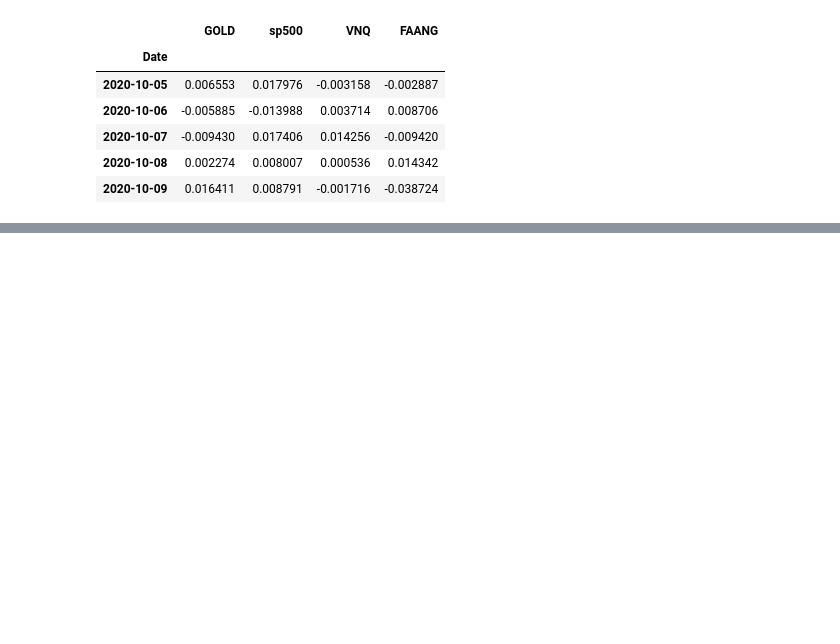
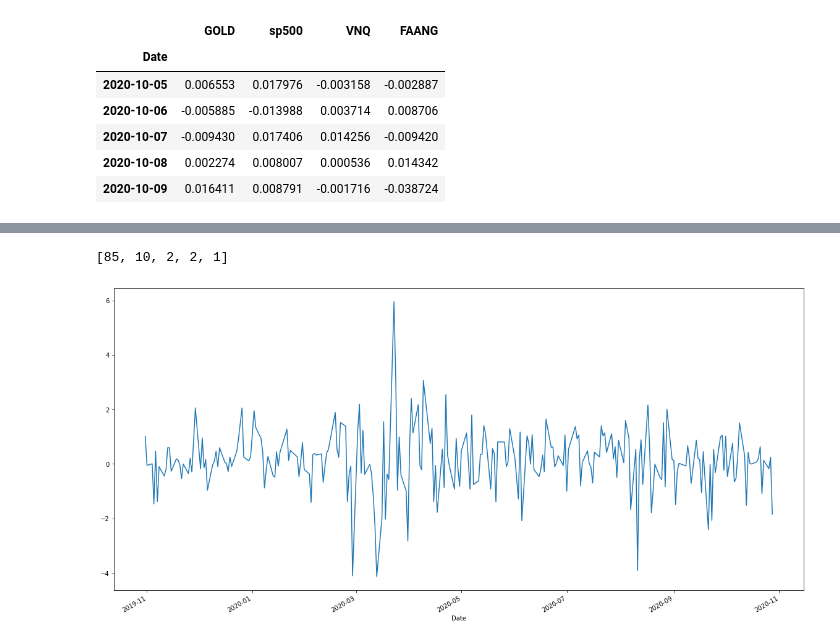
Before and after one commit to Milticket414/Dream-Team, a Jupyter notebook: notebooks/mark.ipynb, the cells around one changed output, grey strips where cells are left out. Cells and saved outputs as stored; diff of their text form; code cells hidden in the pictures; blank space fills up the shorter version.

```diff
--- a/notebooks/mark.ipynb
+++ b/notebooks/mark.ipynb
@@ -92,0 +120,3 @@ joined_sorta_clean.tail()
+# %%
+five_assets_df = pd.read_csv("../Data/clean/five_Assets.csv", index_col="Date", parse_dates=True, infer_datetime_format=False)
+five_assets_df.drop(columns=["Unnamed: 0"], inplace=True)
@@ -92,0 +125,8 @@ joined_sorta_clean.tail()
+# %%
+wGLD = widgets.IntSlider()
+wSNP = widgets.IntSlider()
+wVNQ = widgets.IntSlider()
+wBTC = widgets.IntSlider()
+wFNG = widgets.IntSlider()
+
+display(wGLD, wSNP, wVNQ, wBTC, wFNG)
@@ -92,0 +139,23 @@ joined_sorta_clean.tail()
+# %%
+GLD = wGLD.value
+SNP = wSNP.value
+VNQ = wVNQ.value
+BTC = wBTC.value
+FNG= wFNG.value
+
+if GLD + SNP + VNQ + BTC + FNG == 100:
+    portfolio_weights = [GLD, SNP, VNQ, BTC, FNG]
+
+    portfolio_return = five_assets_df.dot(portfolio_weights)
+
+    portfolio_return.plot(figsize = (20, 10))
+    #portfolio_return.hvplot.line()
+
+
+else:
+    print("Adjust your inputs. Total weight must equal 1")
+
+portfolio_weights
+# %% [output]
+[85, 10, 2, 2, 1]
+[figure, added]
```
Also changed, not shown: parts of 5 cells of this notebook, 1 other file.
